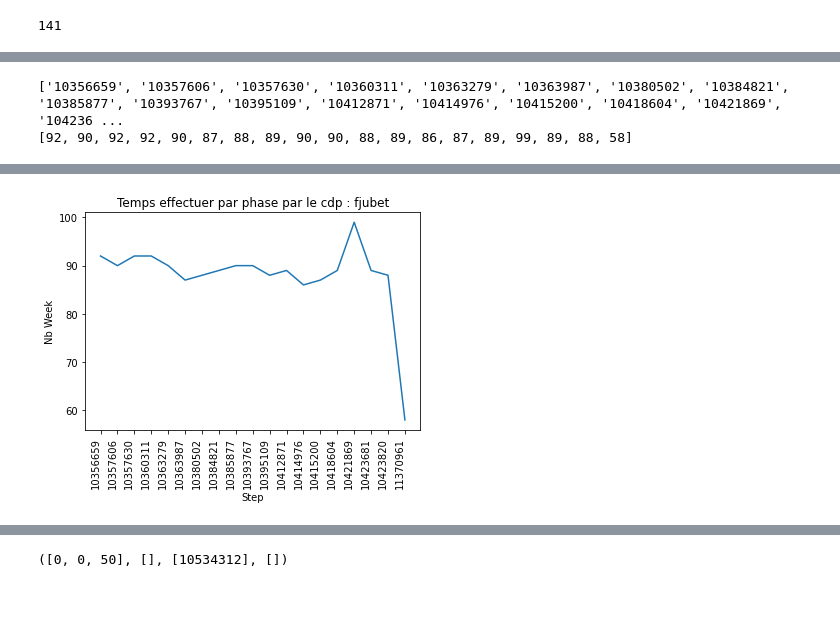
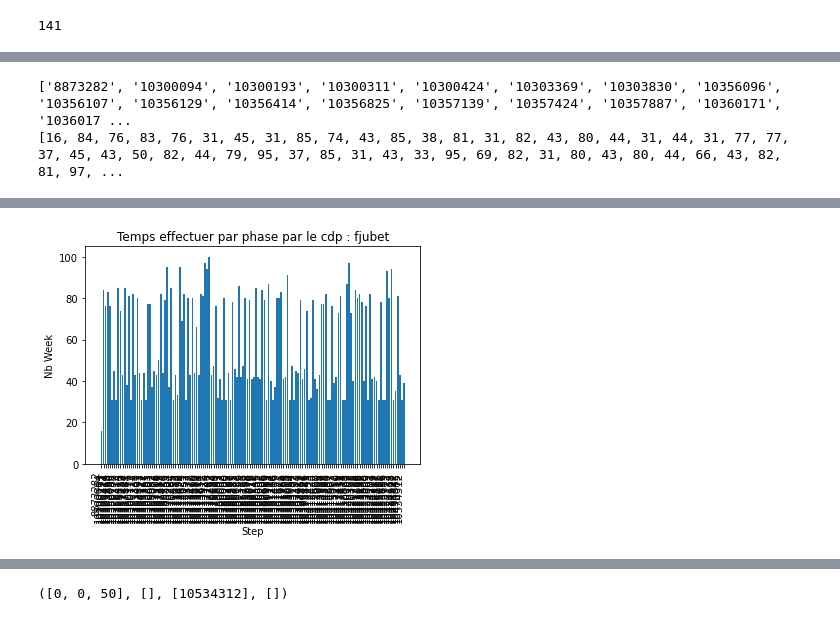
Before and after one commit to amouhite-dev/Dataviz, a Jupyter notebook: Extraction.ipynb, the cells around one changed output, grey strips where cells are left out. Drawn from its saved outputs; the diff is of its cells as text; code cells hidden in the pictures.

```diff
--- a/Extraction.ipynb
+++ b/Extraction.ipynb
@@ -170,6 +173,6 @@ def evaluation(data_to_treat_no_Nan,name_sheet, offre):
         dict_to_eval_nan[key]=round(value/len(all_offre))
     return dict_to_eval_nan
 
-dico_to_eval_nan = evaluation(data_to_treat_no_Nan,"Donnees_Sorties", "9 IP NET")
+dico_to_eval_nan = evaluation(data_to_treat_no_Nan,"Donnees_Stock", "9 IP NET")
 dico_to_eval_nan
 # %% [output]
@@ -331,13 +331,14 @@ def create_dataviz_in_function_project_and_total_time_of_cdp(dico_date_in_week,n
     #list_step_to_do = list(dico_date_in_week[name_cdp].keys())[:len(list_step_to_do)-1]
    # plt.figure(length = 20)
     #plt.bar(xl,yl)
+    plt.figure(figsize=(200, 160), dpi=880)
     fig, ax = plt.subplots()
-    ax.plot(xl,yl)
+    ax.bar(xl,yl)
     plt.setp(ax.get_xticklabels(),rotation=90, ha="right")
     plt.xlabel("Step")
     plt.ylabel("Nb Week")
     plt.title(f"Temps effectuer par phase par le cdp : {name_cdp}")
 create_dataviz_in_function_project_and_total_time_of_cdp(dict_all_cdp_time_do,'fjubet')
 # %% [output]
-['10356659', '10357606', '10357630', '10360311', '10363279', '10363987', '10380502', '10384821', '10385877', '10393767', '10395109', '10412871', '10414976', '10415200', '10418604', '10421869', '104236 ...
-[92, 90, 92, 92, 90, 87, 88, 89, 90, 90, 88, 89, 86, 87, 89, 99, 89, 88, 58]
+['8873282', '10300094', '10300193', '10300311', '10300424', '10303369', '10303830', '10356096', '10356107', '10356129', '10356414', '10356825', '10357139', '10357424', '10357887', '10360171', '1036017 ...
+[16, 84, 76, 83, 76, 31, 45, 31, 85, 74, 43, 85, 38, 81, 31, 82, 43, 80, 44, 31, 44, 31, 77, 77, 37, 45, 43, 50, 82, 44, 79, 95, 37, 85, 31, 43, 33, 95, 69, 82, 31, 80, 43, 80, 44, 66, 43, 82, 81, 97, ...
@@ -344,4 +346,4 @@ create_dataviz_in_function_project_and_total_time_of_cdp(dict_all_cdp_time_do,'f
-[figure, old version]
+[figure, new version]
 # %%
 def calculate_week_average_every_cdp(dico_date_in_week,name_cdp):
     moy, somme = 0, 0
```
Also changed, not shown: parts of 11 cells of this notebook.
